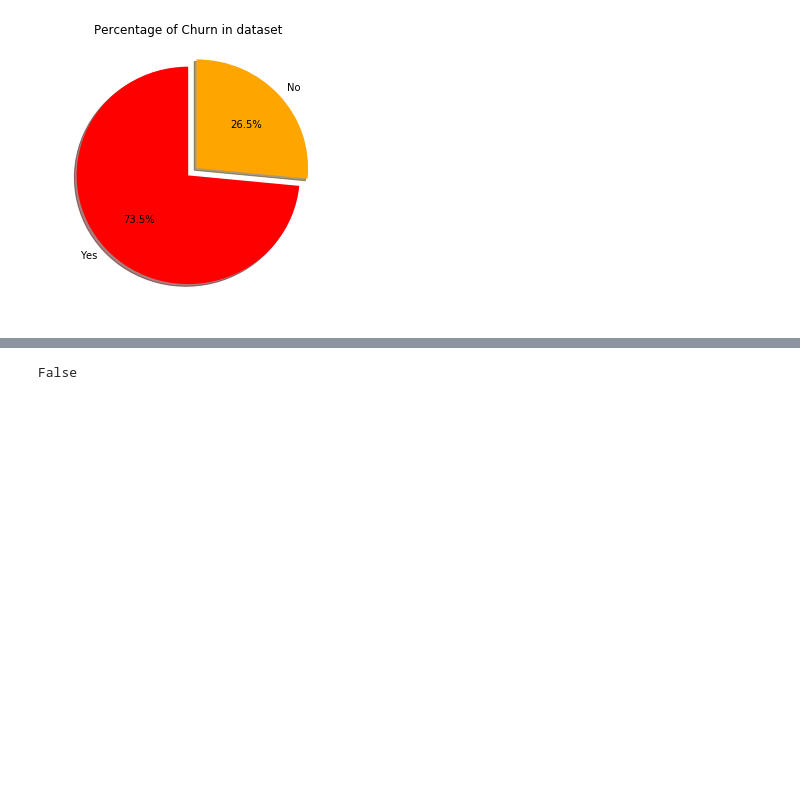
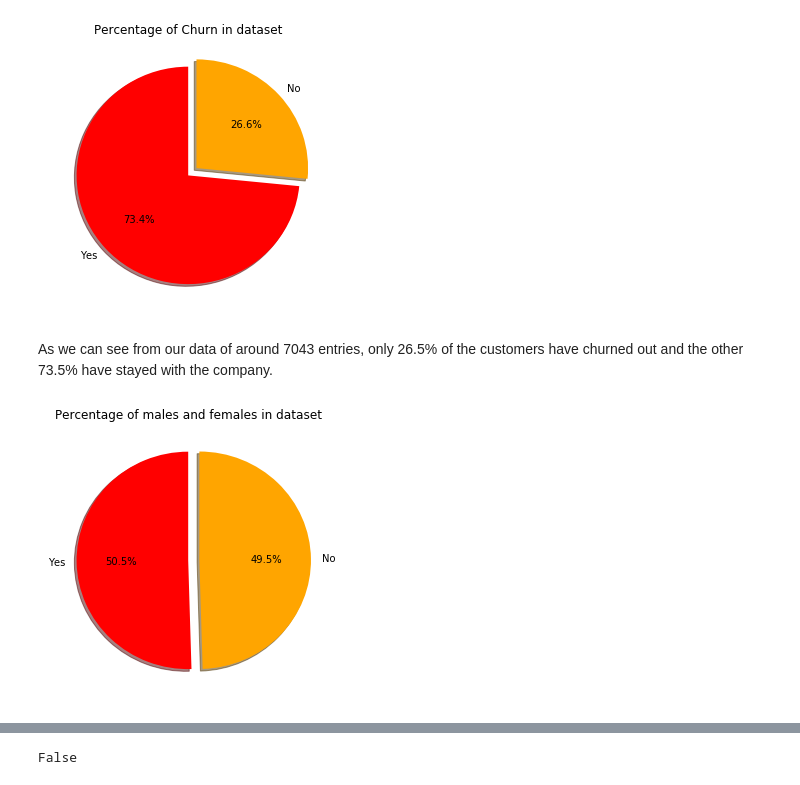
Before and after one commit to chhayac/Machine-Learning-Notebooks, a Jupyter notebook: customer_churn_prediction.ipynb, the cells around one changed output, grey strips where cells are left out. Drawn from its saved outputs; the diff is of its cells as text; code cells hidden in the pictures; blank space fills up the shorter version.

Commit message:
Updated Churn prediction project

```diff
--- a/customer_churn_prediction.ipynb
+++ b/customer_churn_prediction.ipynb
@@ -83,0 +151,2 @@ Percentage of churned customers:  26.54
+# %%
+df = df.dropna()
@@ -96,3 +181,19 @@ plt.title('Percentage of Churn in dataset')
 plt.show()
 # %% [output]
 [figure]
+# %% [markdown]
+As we can see from our data of around 7043 entries, only 26.5% of the customers have churned out and the other 73.5% have stayed with the company.
+# %%
+data_size = df.gender.value_counts(sort=True)
+colors = ['red','orange']
+rcParams['figure.figsize'] = 5,5
+
+# For plotting
+labels = 'Yes', 'No'
+explode = (0, 0.1)
+plt.pie(data_size, explode=explode, labels=labels, colors=colors,
+        autopct='%1.1f%%', shadow=True, startangle=90,)
+plt.title('Percentage of males and females in dataset')
+plt.show()
+# %% [output]
+[figure, added]
```
Also changed, not shown: parts of 28 cells of this notebook.
